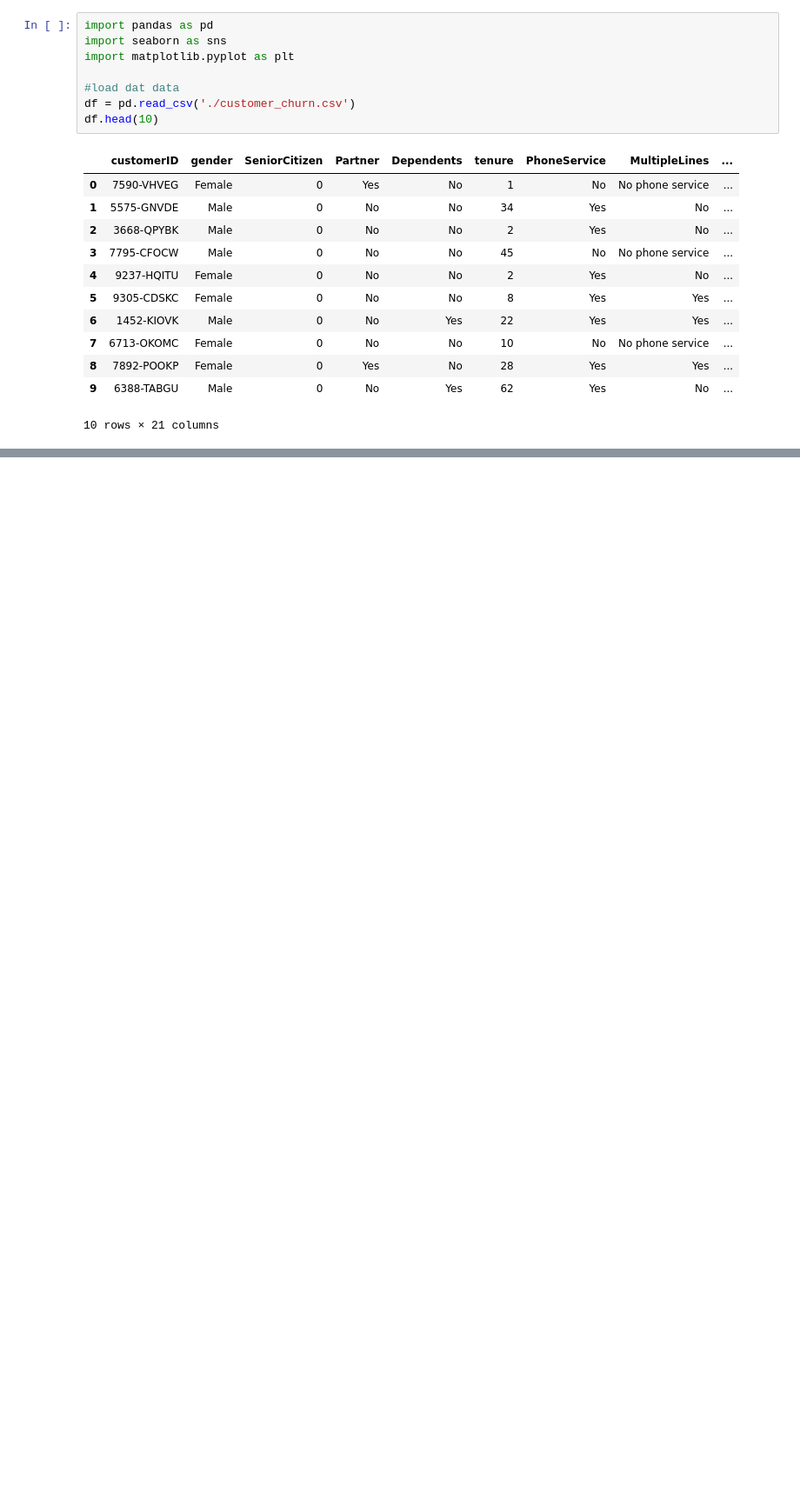
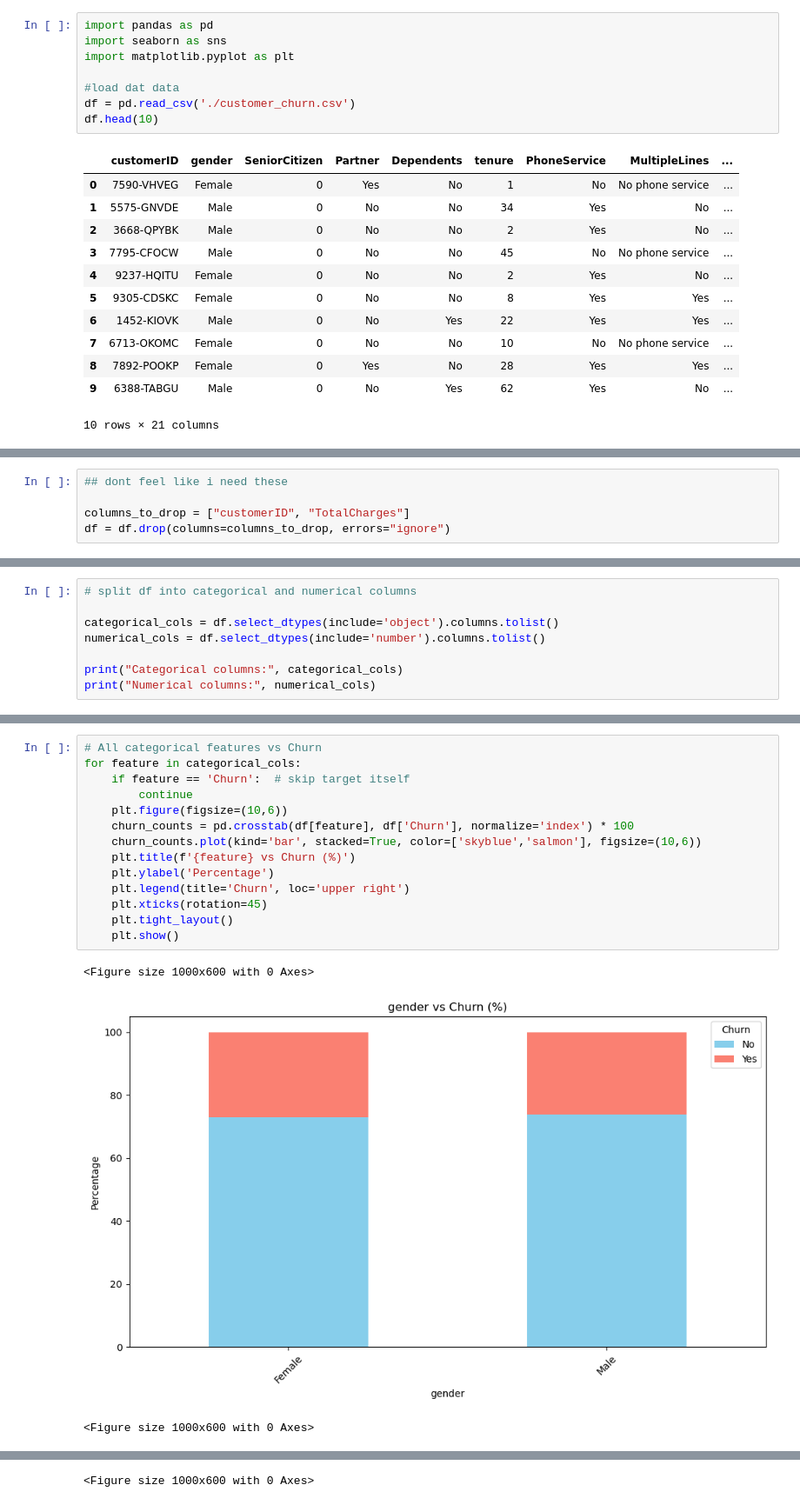
Before and after one commit to ThaddeusTeh2/psw_customer_churn_challenge, a Jupyter notebook: main.ipynb, the cells around one changed output, grey strips where cells are left out. Shown at 87% size. Drawn from its saved outputs; the diff is of its cells as text; blank space fills up the shorter version.

Commit message:
prelim assessment of the df; slight df cleanup; EDA of variables / target var (churn)

```diff
--- a/main.ipynb
+++ b/main.ipynb
@@ -23,0 +161,5 @@ df.head(10)
+# %%
+## dont feel like i need these
+
+columns_to_drop = ["customerID", "TotalCharges"]
+df = df.drop(columns=columns_to_drop, errors="ignore")
@@ -23,0 +174,8 @@ df.head(10)
+# %%
+# split df into categorical and numerical columns
+
+categorical_cols = df.select_dtypes(include='object').columns.tolist()
+numerical_cols = df.select_dtypes(include='number').columns.tolist()
+
+print("Categorical columns:", categorical_cols)
+print("Numerical columns:", numerical_cols)
@@ -23,0 +191,18 @@ df.head(10)
+# %%
+# All categorical features vs Churn
+for feature in categorical_cols:
+    if feature == 'Churn':  # skip target itself
+        continue
+    plt.figure(figsize=(10,6))
+    churn_counts = pd.crosstab(df[feature], df['Churn'], normalize='index') * 100
+    churn_counts.plot(kind='bar', stacked=True, color=['skyblue','salmon'], figsize=(10,6))
+    plt.title(f'{feature} vs Churn (%)')
+    plt.ylabel('Percentage')
+    plt.legend(title='Churn', loc='upper right')
+    plt.xticks(rotation=45)
+    plt.tight_layout()
+    plt.show()
+# %% [output]
+<Figure size 1000x600 with 0 Axes>
+[figure, added]
+<Figure size 1000x600 with 0 Axes>
@@ -23,0 +210 @@ df.head(10)
+<Figure size 1000x600 with 0 Axes>
```
Also changed, not shown: parts of 23 cells of this notebook.
